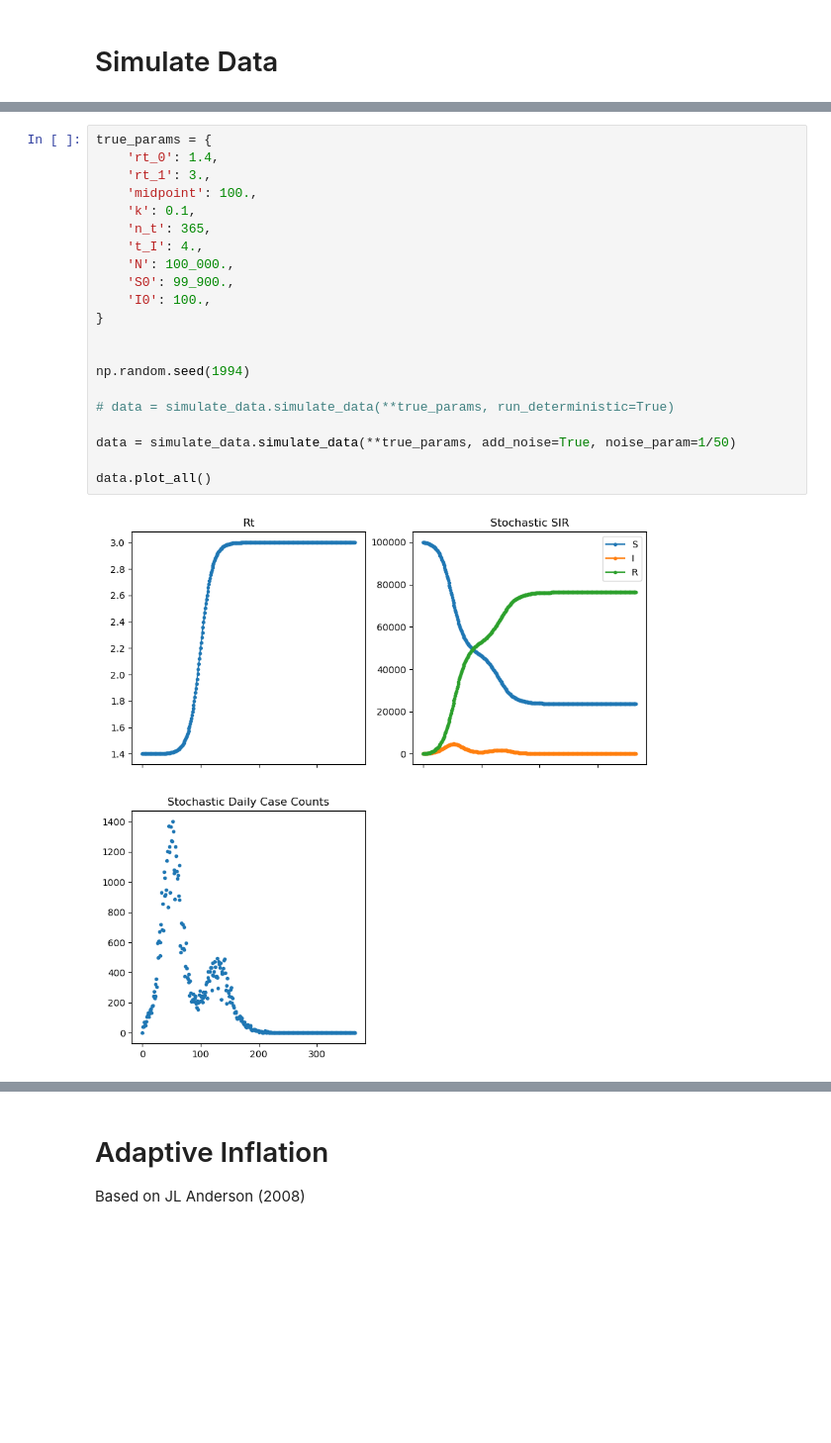
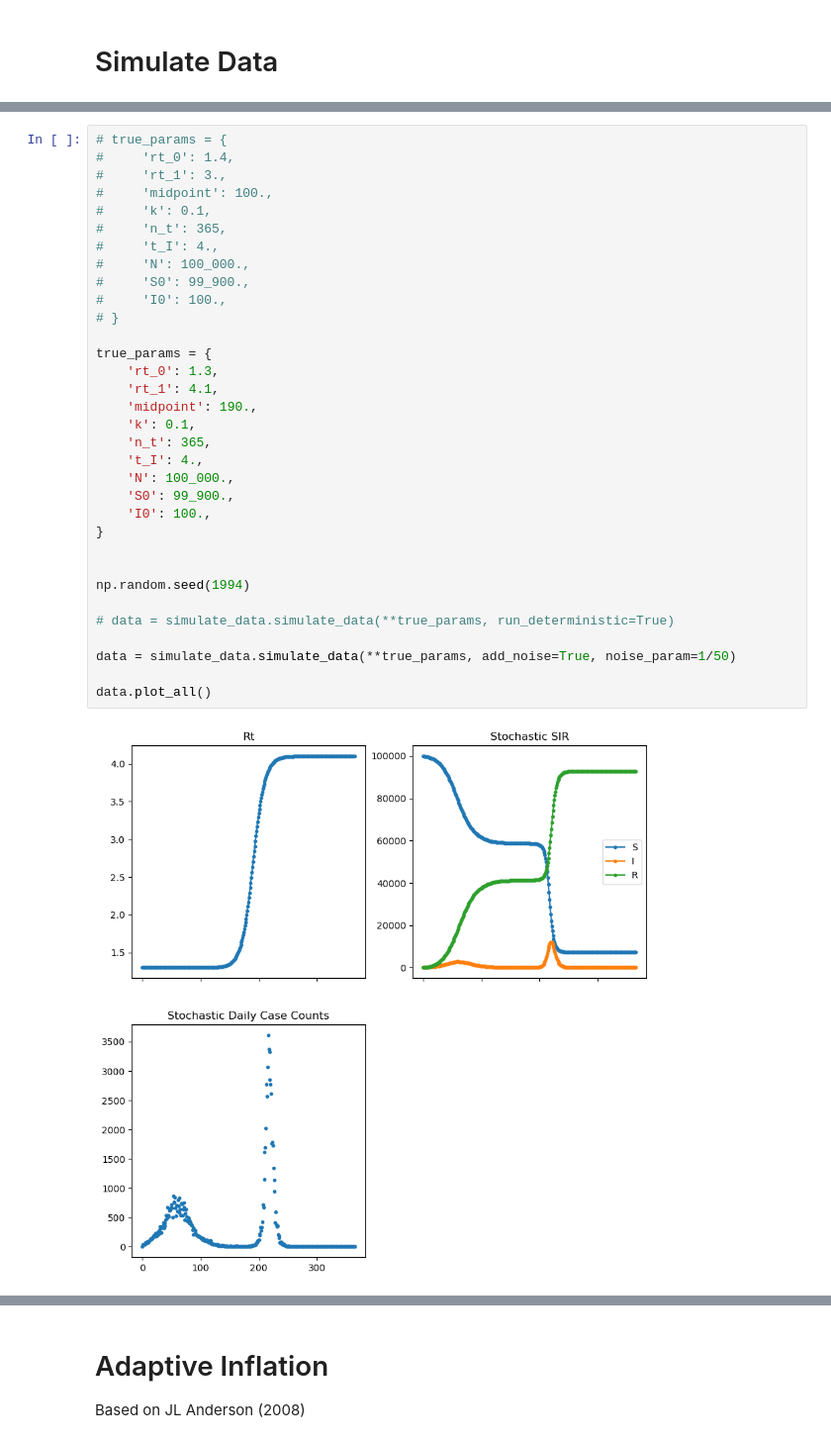
Before and after one commit to hwunrow/epykalman, a Jupyter notebook: sandbox/adaptive_inflation.ipynb, the cells around one changed output, grey strips where cells are left out. Shown at 99% size. Drawn from its saved outputs; the diff is of its cells as text; blank space fills up the shorter version.

```diff
--- a/sandbox/adaptive_inflation.ipynb
+++ b/sandbox/adaptive_inflation.ipynb
@@ -18,25 +23,37 @@ importlib.reload(simulate_data)
 # %% [output]
 <module 'simulate_data' from '/Users/hwunrow/Documents/GitHub/rt-estimation/src/simulate_data.py'>
 # %%
+# true_params = {
+#     'rt_0': 1.4,
+#     'rt_1': 3.,
+#     'midpoint': 100.,
+#     'k': 0.1,
+#     'n_t': 365,
+#     't_I': 4.,
+#     'N': 100_000.,
+#     'S0': 99_900.,
+#     'I0': 100.,
+# }
+
 true_params = {
-    'rt_0': 1.4,
-    'rt_1': 3.,
-    'midpoint': 100.,
+    'rt_0': 1.3,
+    'rt_1': 4.1,
+    'midpoint': 190.,
     'k': 0.1,
     'n_t': 365,
     't_I': 4.,
     'N': 100_000.,
     'S0': 99_900.,
     'I0': 100.,
 }
 
 
 np.random.seed(1994)
 
 # data = simulate_data.simulate_data(**true_params, run_deterministic=True)
 
 data = simulate_data.simulate_data(**true_params, add_noise=True, noise_param=1/50)
 
 data.plot_all()
 # %% [output]
-[figure, old version]
+[figure, new version]
```
Also changed, not shown: parts of 56 cells of this notebook, 1 other file.
